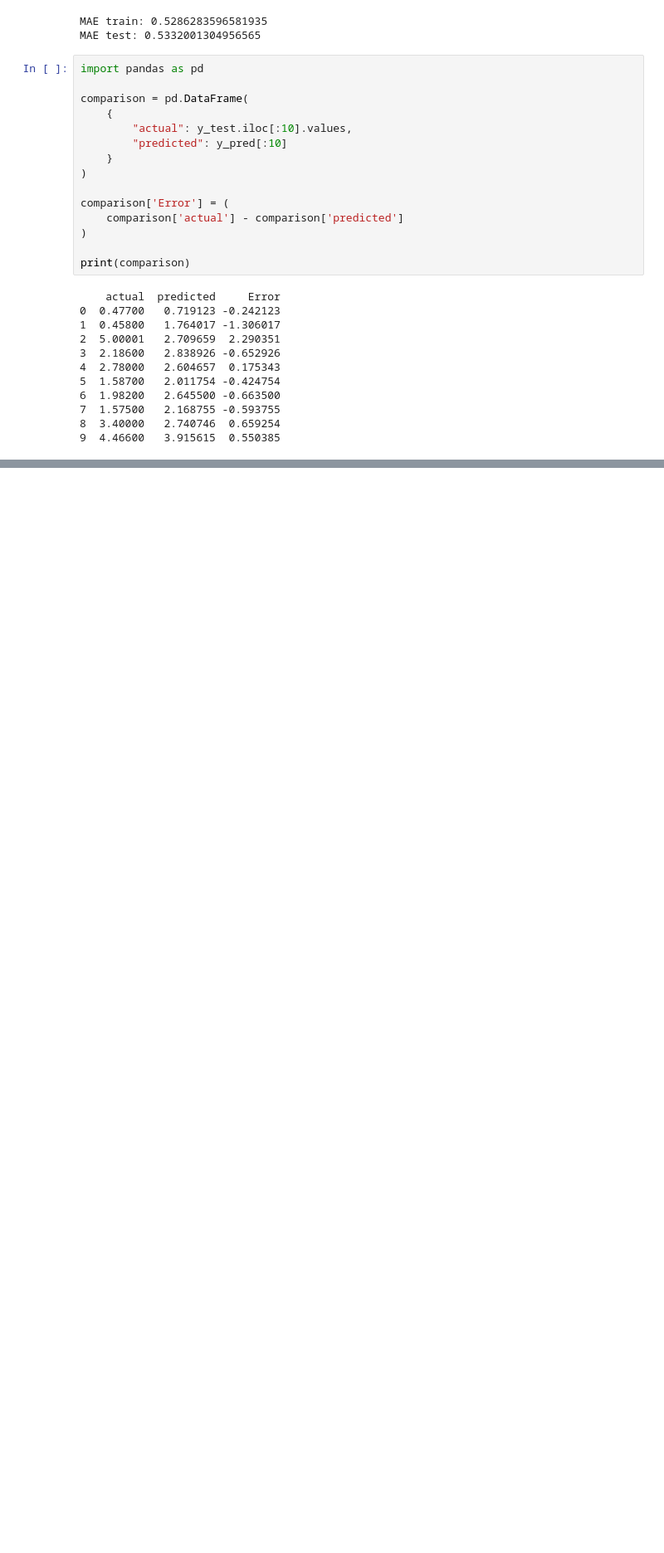
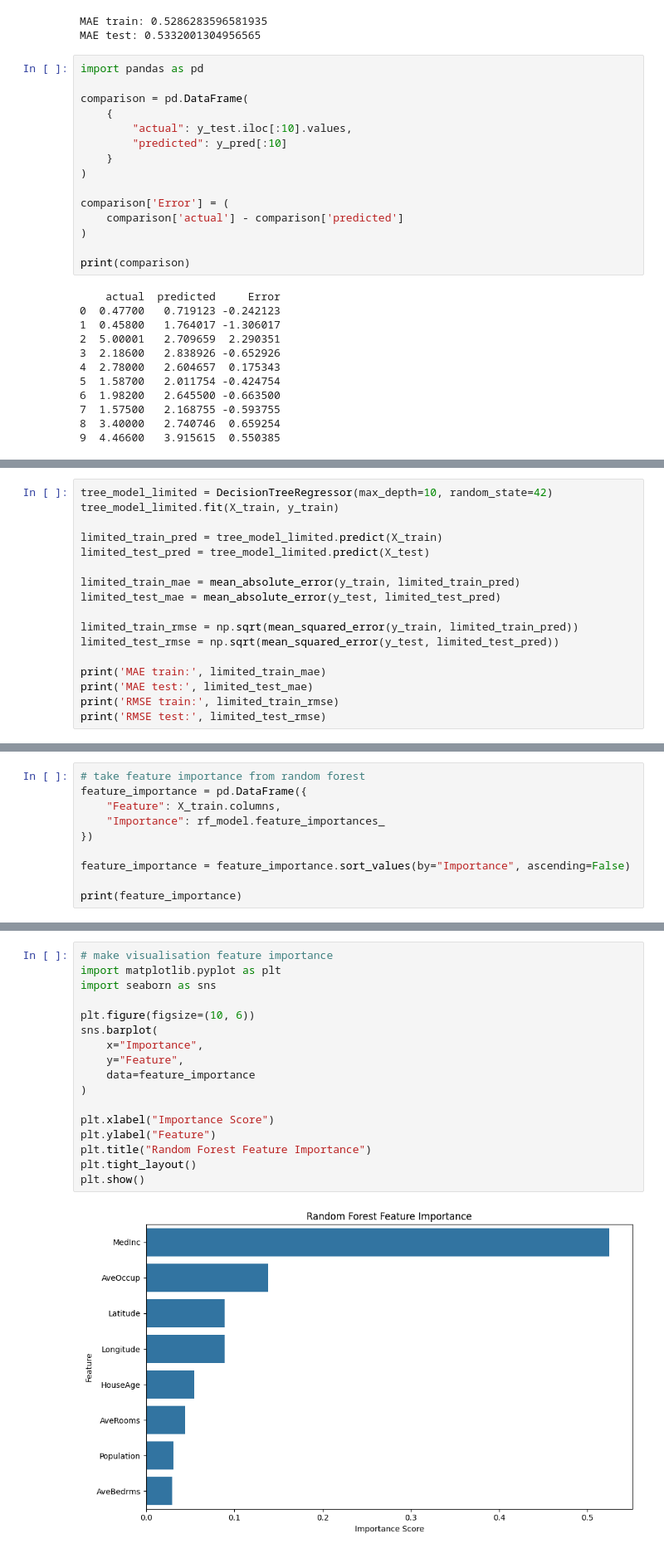
Before and after one commit to rinosetiyo/DataScience_ML, a Jupyter notebook: house_price_prediction.ipynb, the cells around one changed output, grey strips where cells are left out. Shown at 83% size. Saved outputs shown, nothing was run; the diff lists cells and outputs as text; blank space fills up the shorter version.

Commit message:
Dibuat menggunakan Colab / mempelajari visualisasi feature importance

```diff
--- a/house_price_prediction.ipynb
+++ b/house_price_prediction.ipynb
@@ -271,0 +310,17 @@ print(comparison)
+# %%
+tree_model_limited = DecisionTreeRegressor(max_depth=10, random_state=42)
+tree_model_limited.fit(X_train, y_train)
+
+limited_train_pred = tree_model_limited.predict(X_train)
+limited_test_pred = tree_model_limited.predict(X_test)
+
+limited_train_mae = mean_absolute_error(y_train, limited_train_pred)
+limited_test_mae = mean_absolute_error(y_test, limited_test_pred)
+
+limited_train_rmse = np.sqrt(mean_squared_error(y_train, limited_train_pred))
+limited_test_rmse = np.sqrt(mean_squared_error(y_test, limited_test_pred))
+
+print('MAE train:', limited_train_mae)
+print('MAE test:', limited_test_mae)
+print('RMSE train:', limited_train_rmse)
+print('RMSE test:', limited_test_rmse)
@@ -271,0 +411,10 @@ print(comparison)
+# %%
+# take feature importance from random forest
+feature_importance = pd.DataFrame({
+    "Feature": X_train.columns,
+    "Importance": rf_model.feature_importances_
+})
+
+feature_importance = feature_importance.sort_values(by="Importance", ascending=False)
+
+print(feature_importance)
@@ -271,0 +431,19 @@ print(comparison)
+# %%
+# make visualisation feature importance
+import matplotlib.pyplot as plt
+import seaborn as sns
+
+plt.figure(figsize=(10, 6))
+sns.barplot(
+    x="Importance",
+    y="Feature",
+    data=feature_importance
+)
+
+plt.xlabel("Importance Score")
+plt.ylabel("Feature")
+plt.title("Random Forest Feature Importance")
+plt.tight_layout()
+plt.show()
+# %% [output]
+[figure, added]
```
Also changed, not shown: parts of 9 cells of this notebook.
